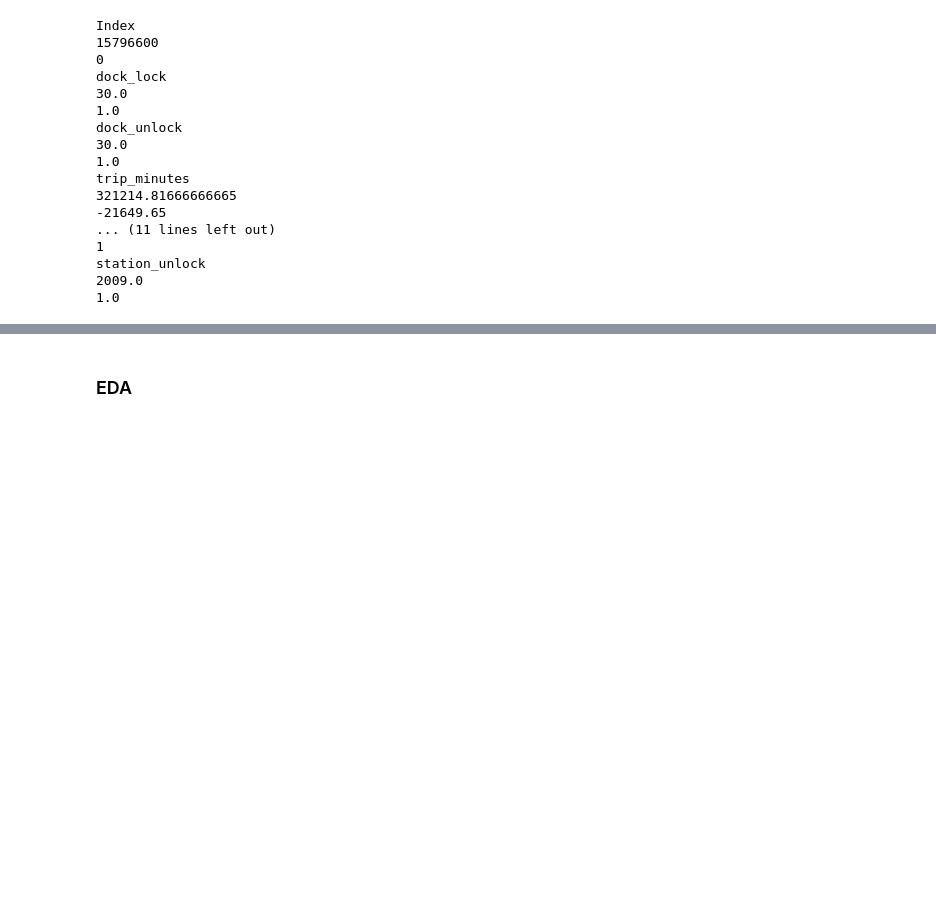
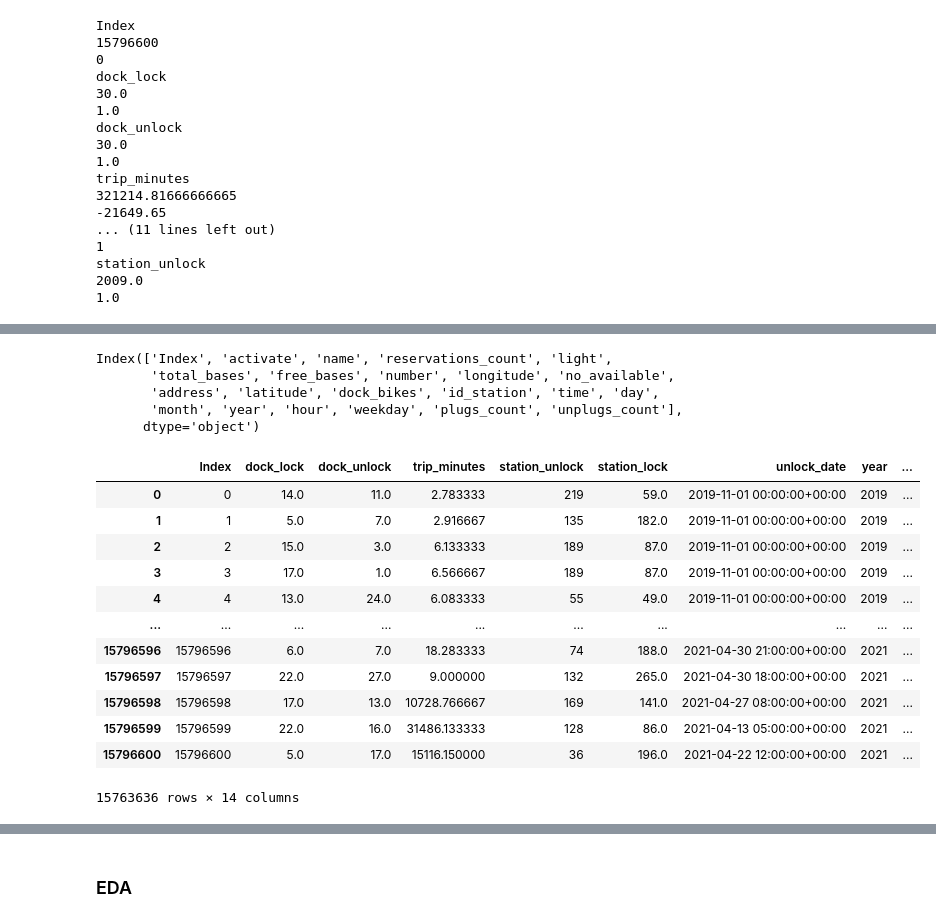
Before and after one commit to javi99/MT_predicting_BSD, a Jupyter notebook: processing/development/Data_Quality_Assessment.ipynb, the cells around one changed output, grey strips where cells are left out. Drawn from its saved outputs; the diff is of its cells as text; code cells hidden in the pictures; blank space fills up the shorter version.

```diff
--- a/processing/development/Data_Quality_Assessment.ipynb
+++ b/processing/development/Data_Quality_Assessment.ipynb
@@ -323,0 +428,3 @@ trips[trips['trip_minutes'] < 60]
+# %%
+#filtering to only keep stations that exist in stations dataframe
+trips = trips.loc[(trips["station_lock"].isin(list(stations["id_station"]))) | (trips["station_unlock"].isin(list(stations["id_station"]))),]
@@ -323,0 +445,8 @@ trips[trips['trip_minutes'] < 60]
+# %%
+stations.columns
+# %% [output]
+Index(['Index', 'activate', 'name', 'reservations_count', 'light',
+       'total_bases', 'free_bases', 'number', 'longitude', 'no_available',
+       'address', 'latitude', 'dock_bikes', 'id_station', 'time', 'day',
+       'month', 'year', 'hour', 'weekday', 'plugs_count', 'unplugs_count'],
+      dtype='object')
@@ -323,0 +456,16 @@ trips[trips['trip_minutes'] < 60]
+# %%
+trips
+# %% [output]
+|  | Index | dock_lock | dock_unlock | trip_minutes | station_unlock | station_lock | unlock_date | year | ... |
+| 0 | 0 | 14.0 | 11.0 | 2.783333 | 219 | 59.0 | 2019-11-01 00:00:00+00:00 | 2019 | ... |
+| 1 | 1 | 5.0 | 7.0 | 2.916667 | 135 | 182.0 | 2019-11-01 00:00:00+00:00 | 2019 | ... |
+| 2 | 2 | 15.0 | 3.0 | 6.133333 | 189 | 87.0 | 2019-11-01 00:00:00+00:00 | 2019 | ... |
+| 3 | 3 | 17.0 | 1.0 | 6.566667 | 189 | 87.0 | 2019-11-01 00:00:00+00:00 | 2019 | ... |
+| 4 | 4 | 13.0 | 24.0 | 6.083333 | 55 | 49.0 | 2019-11-01 00:00:00+00:00 | 2019 | ... |
+| ... | ... | ... | ... | ... | ... | ... | ... | ... | ... |
+| 15796596 | 15796596 | 6.0 | 7.0 | 18.283333 | 74 | 188.0 | 2021-04-30 21:00:00+00:00 | 2021 | ... |
+| 15796597 | 15796597 | 22.0 | 27.0 | 9.000000 | 132 | 265.0 | 2021-04-30 18:00:00+00:00 | 2021 | ... |
+| 15796598 | 15796598 | 17.0 | 13.0 | 10728.766667 | 169 | 141.0 | 2021-04-27 08:00:00+00:00 | 2021 | ... |
+| 15796599 | 15796599 | 22.0 | 16.0 | 31486.133333 | 128 | 86.0 | 2021-04-13 05:00:00+00:00 | 2021 | ... |
+| 15796600 | 15796600 | 5.0 | 17.0 | 15116.150000 | 36 | 196.0 | 2021-04-22 12:00:00+00:00 | 2021 | ... |
+15763636 rows × 14 columns
```
Also changed, not shown: parts of 31 cells of this notebook, 1 other file.
